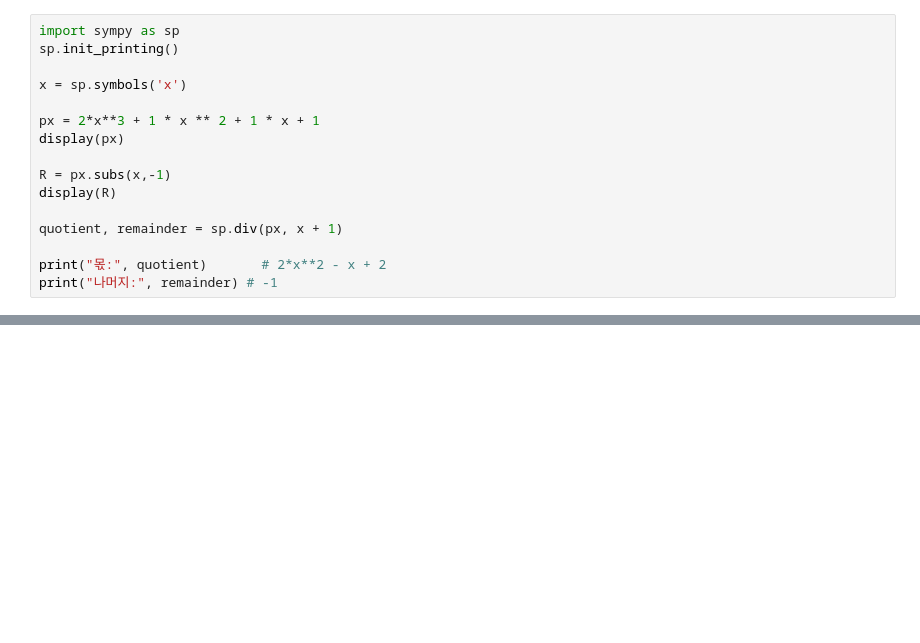
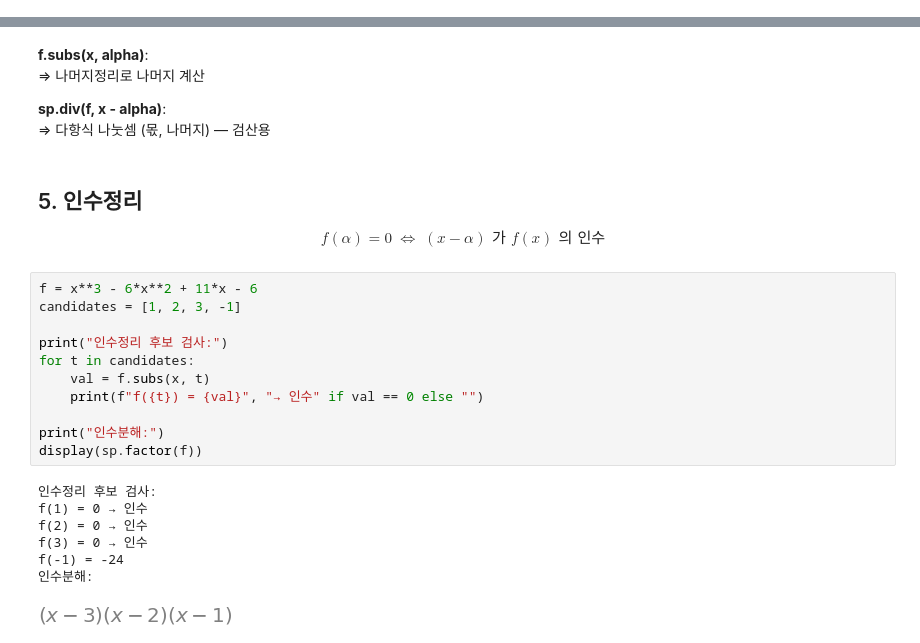
Before and after one commit to XaicuL/Mathematics, a Jupyter notebook: Integrated/part_1/polynomial/Remainder_Theorem.ipynb, the cells around one changed output, grey strips where cells are left out. Drawn from its saved outputs; the diff is of its cells as text; blank space fills up the shorter version.

```diff
--- a/Integrated/part_1/polynomial/Remainder_Theorem.ipynb
+++ b/Integrated/part_1/polynomial/Remainder_Theorem.ipynb
@@ -127,16 +84,0 @@ solve([eqN , eqN], (sb1,sb2))<br>
-# %%
-import sympy as sp
-sp.init_printing()
-
-x = sp.symbols('x')
-
-px = 2*x**3 + 1 * x ** 2 + 1 * x + 1
-display(px)
-
-R = px.subs(x,-1)
-display(R)
-
-quotient, remainder = sp.div(px, x + 1)
-
-print("몫:", quotient)       # 2*x**2 - x + 2
-print("나머지:", remainder) # -1
@@ -155,0 +116,31 @@ print("나머지:", remainder) # -1
+# %% [markdown]
+**f.subs(x, alpha)**: <br>
+=> 나머지정리로 나머지 계산
+
+**sp.div(f, x - alpha)**: <br>
+=> 다항식 나눗셈 (몫, 나머지) — 검산용
+# %% [markdown]
+## 5. 인수정리
+
+$$
+f(\alpha) = 0 \;\Longleftrightarrow\; (x - \alpha) \text{ 가 } f(x) \text{ 의 인수}
+$$
+# %%
+f = x**3 - 6*x**2 + 11*x - 6
+candidates = [1, 2, 3, -1]
+
+print("인수정리 후보 검사:")
+for t in candidates:
+    val = f.subs(x, t)
+    print(f"f({t}) = {val}", "→ 인수" if val == 0 else "")
+
+print("인수분해:")
+display(sp.factor(f))
+# %% [output]
+인수정리 후보 검사:
+f(1) = 0 → 인수
+f(2) = 0 → 인수
+f(3) = 0 → 인수
+f(-1) = -24
+인수분해:
+[figure, added]
```
Also changed, not shown: parts of 22 cells of this notebook, 2 other files.
